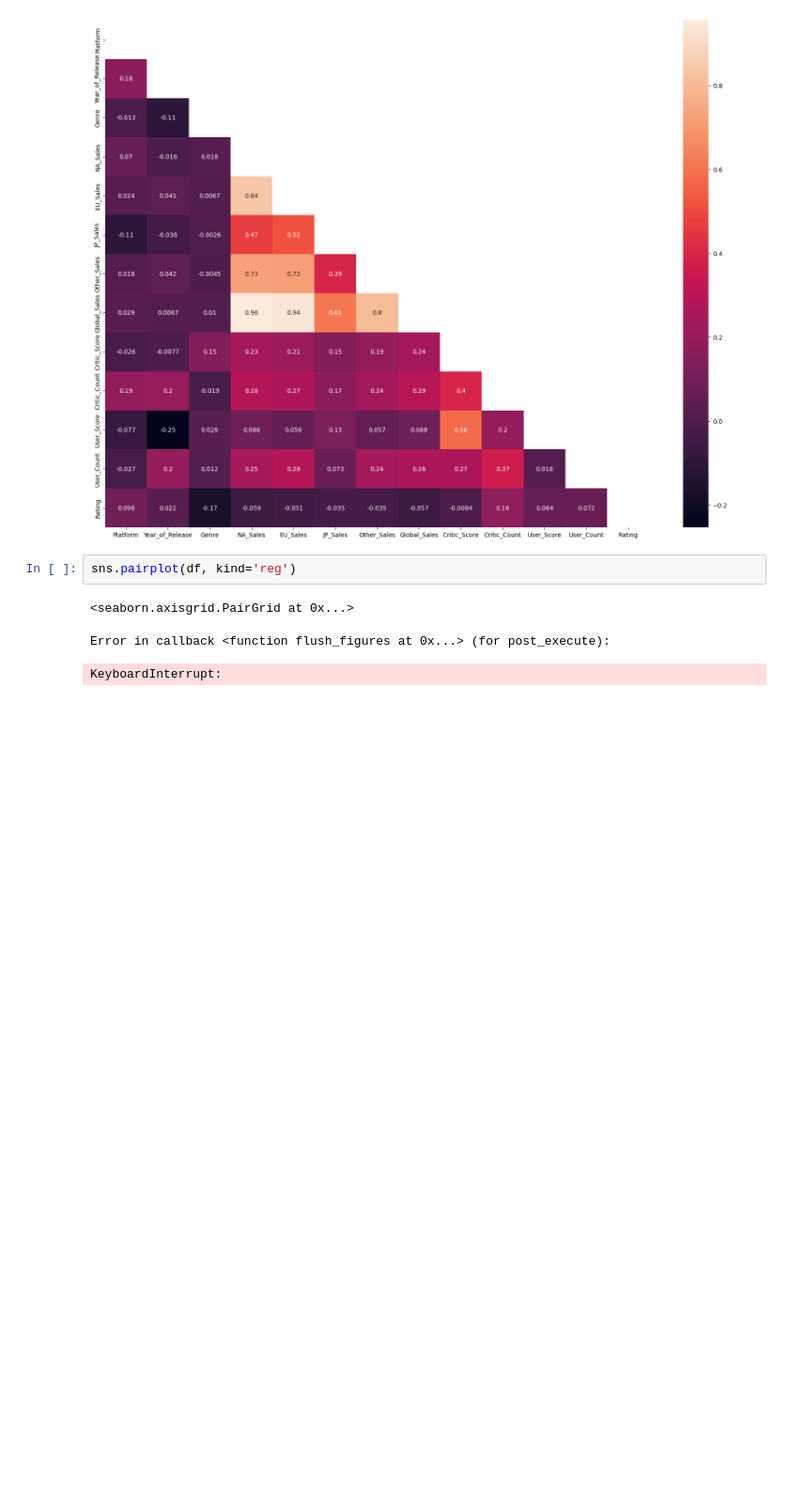
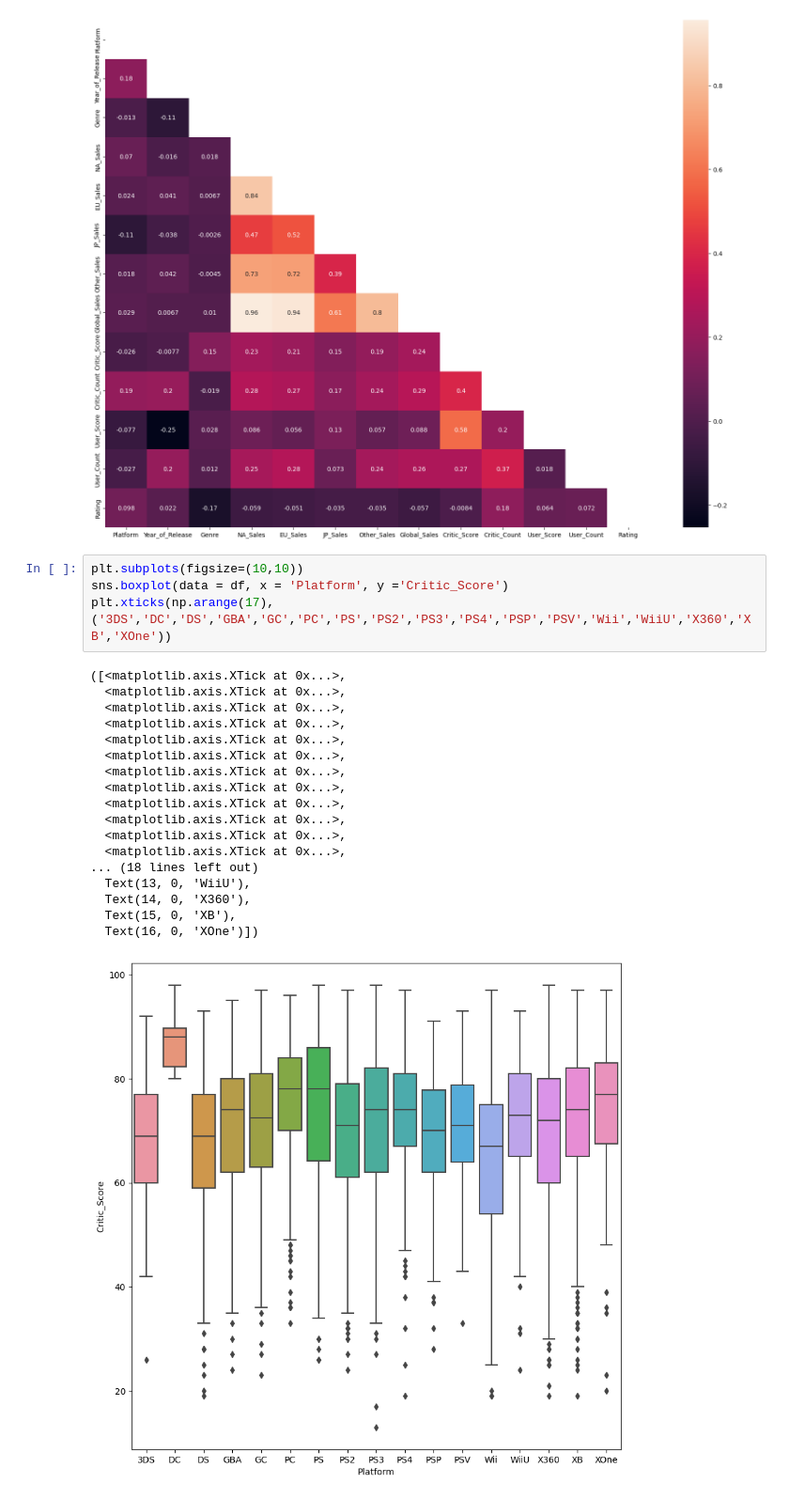
Before and after one commit to CarlosGG18/Video-Game-Scoring-Predictor, a Jupyter notebook: EDA.ipynb, the cells around one changed output. Shown at 94% size. Cells and saved outputs as stored; diff of their text form; blank space fills up the shorter version.

```diff
--- a/EDA.ipynb
+++ b/EDA.ipynb
@@ -270,9 +271,26 @@ sns.heatmap(corr, annot=True,mask = mask, annot_kws={'size':10} )
 # %% [output]
 <AxesSubplot: >
 [figure]
-# %%
-sns.pairplot(df, kind='reg')
-# %% [output]
-<seaborn.axisgrid.PairGrid at 0x...>
-Error in callback <function flush_figures at 0x...> (for post_execute):
-KeyboardInterrupt:
+# %%
+plt.subplots(figsize=(10,10))
+sns.boxplot(data = df, x = 'Platform', y ='Critic_Score')
+plt.xticks(np.arange(17),('3DS','DC','DS','GBA','GC','PC','PS','PS2','PS3','PS4','PSP','PSV','Wii','WiiU','X360','XB','XOne'))
+# %% [output]
+([<matplotlib.axis.XTick at 0x...>,
+  <matplotlib.axis.XTick at 0x...>,
+  <matplotlib.axis.XTick at 0x...>,
+  <matplotlib.axis.XTick at 0x...>,
+  <matplotlib.axis.XTick at 0x...>,
+  <matplotlib.axis.XTick at 0x...>,
+  <matplotlib.axis.XTick at 0x...>,
+  <matplotlib.axis.XTick at 0x...>,
+  <matplotlib.axis.XTick at 0x...>,
+  <matplotlib.axis.XTick at 0x...>,
+  <matplotlib.axis.XTick at 0x...>,
+  <matplotlib.axis.XTick at 0x...>,
+... (18 lines left out)
+  Text(13, 0, 'WiiU'),
+  Text(14, 0, 'X360'),
+  Text(15, 0, 'XB'),
+  Text(16, 0, 'XOne')])
+[figure, added]
```
Also changed, not shown: parts of 11 cells of this notebook, 1 other file.
